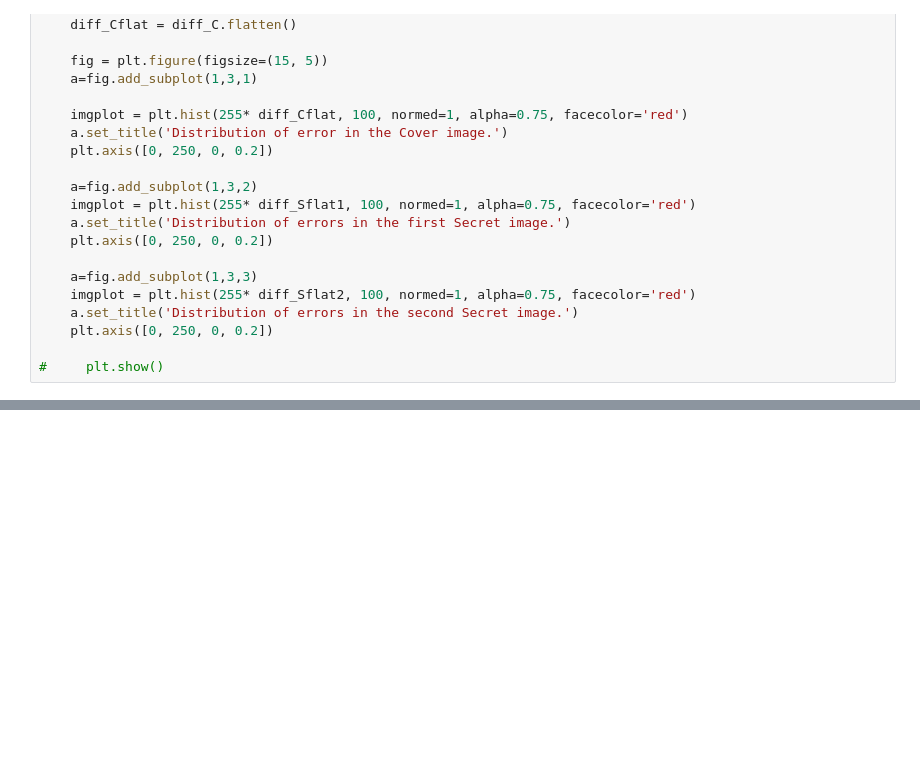
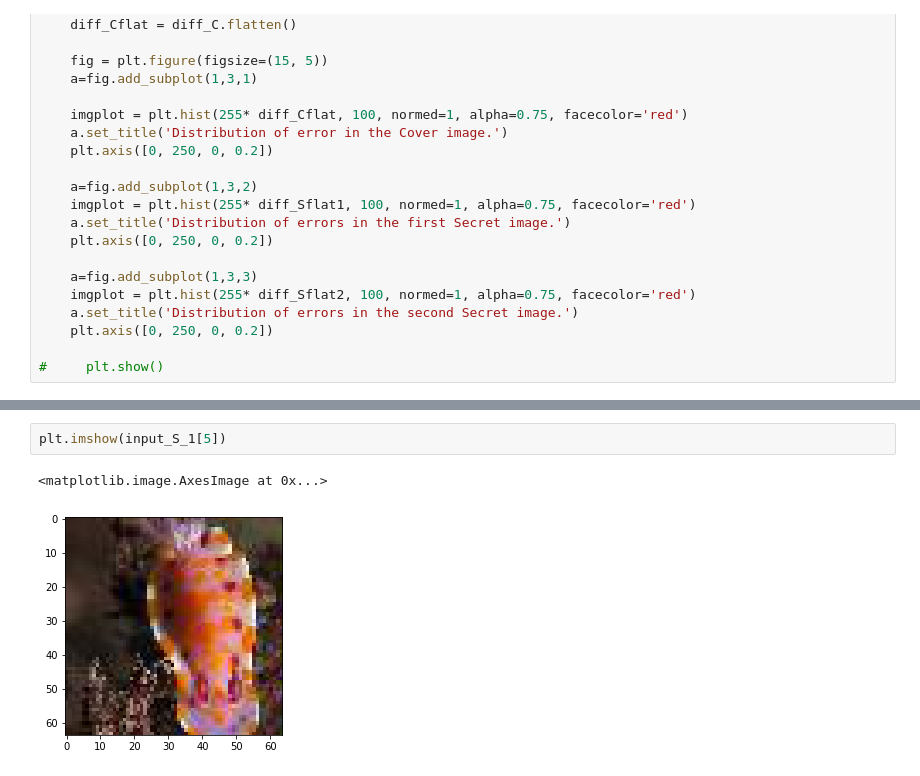
Before and after one commit to ZachariahPang/Math-110B-project3, a Jupyter notebook: Steg-NN-multi.ipynb, the cells around one changed output, grey strips where cells are left out. Cells and saved outputs as stored; diff of their text form; blank space fills up the shorter version.

```diff
--- a/Steg-NN-multi.ipynb
+++ b/Steg-NN-multi.ipynb
@@ -483,0 +546,5 @@ Clipping input data to the valid range for imshow with RGB data ([0..1] for floa
+# %%
+plt.imshow(input_S_1[5])
+# %% [output]
+<matplotlib.image.AxesImage at 0x...>
+[figure, added]
```
Also changed, not shown: parts of 23 cells of this notebook, 2 other files.
